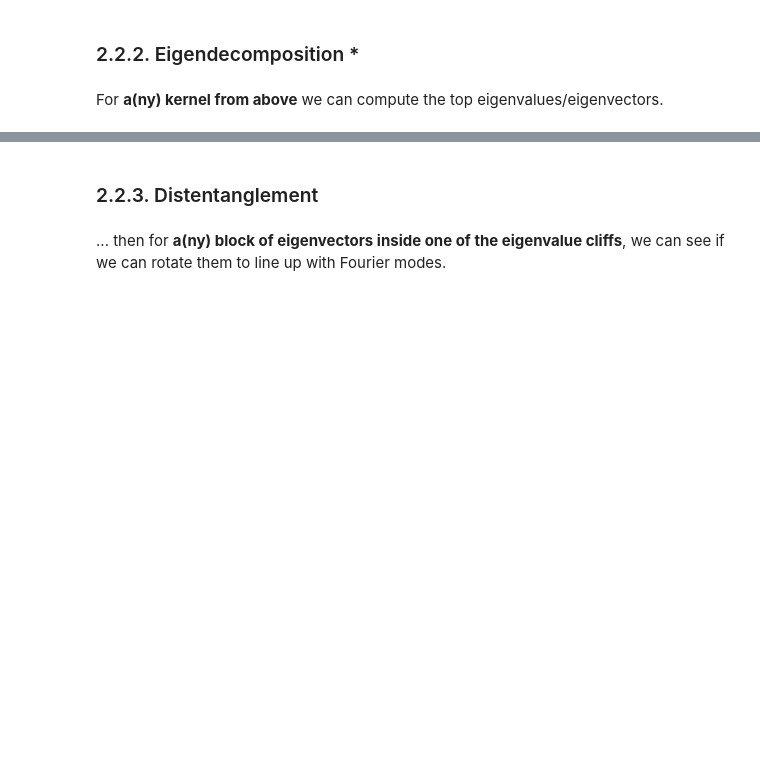
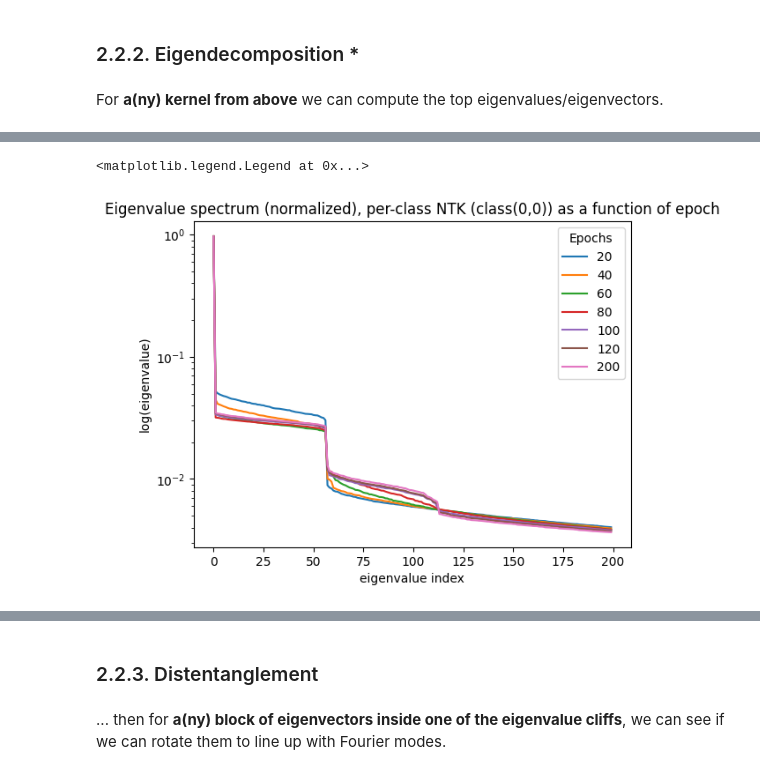
Before and after one commit to jylin04/mi-ntk, a Jupyter notebook: modular_arithmetic.ipynb, the cells around one changed output, grey strips where cells are left out. Saved outputs shown, nothing was run; the diff lists cells and outputs as text; code cells hidden in the pictures; blank space fills up the shorter version.

```diff
--- a/modular_arithmetic.ipynb
+++ b/modular_arithmetic.ipynb
@@ -432,0 +738,16 @@ Text(0, 0.5, 'log(eigenvalue)')
+# %%
+plt.plot(eigvals_at_20/np.linalg.norm(eigvals_at_20), label = "20")
+plt.plot(eigvals_at_40/np.linalg.norm(eigvals_at_40), label = "40")
+plt.plot(eigvals_at_60/np.linalg.norm(eigvals_at_60), label = "60")
+plt.plot(eigvals_at_80/np.linalg.norm(eigvals_at_80), label = "80")
+plt.plot(eigvals_at_100/np.linalg.norm(eigvals_at_100), label = "100")
+plt.plot(eigvals_at_120/np.linalg.norm(eigvals_at_120), label = "120")
+plt.plot(eigvals_at_200/np.linalg.norm(eigvals_at_200), label = "200")
+plt.yscale('log')
+plt.title("Eigenvalue spectrum (normalized), per-class NTK (class(0,0)) as a function of epoch")
+plt.xlabel("eigenvalue index")
+plt.ylabel("log(eigenvalue)")
+plt.legend(title="Epochs", loc="best", frameon=True)
+# %% [output]
+<matplotlib.legend.Legend at 0x...>
+[figure, added]
```
Also changed, not shown: parts of 56 cells of this notebook.
